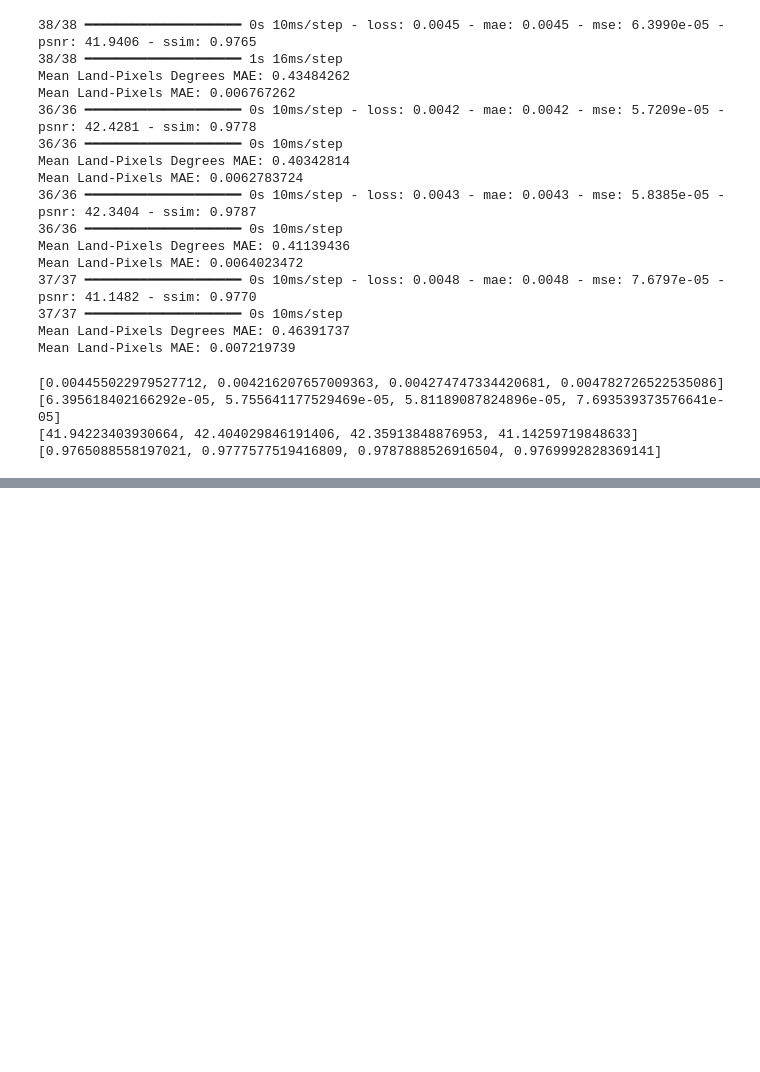
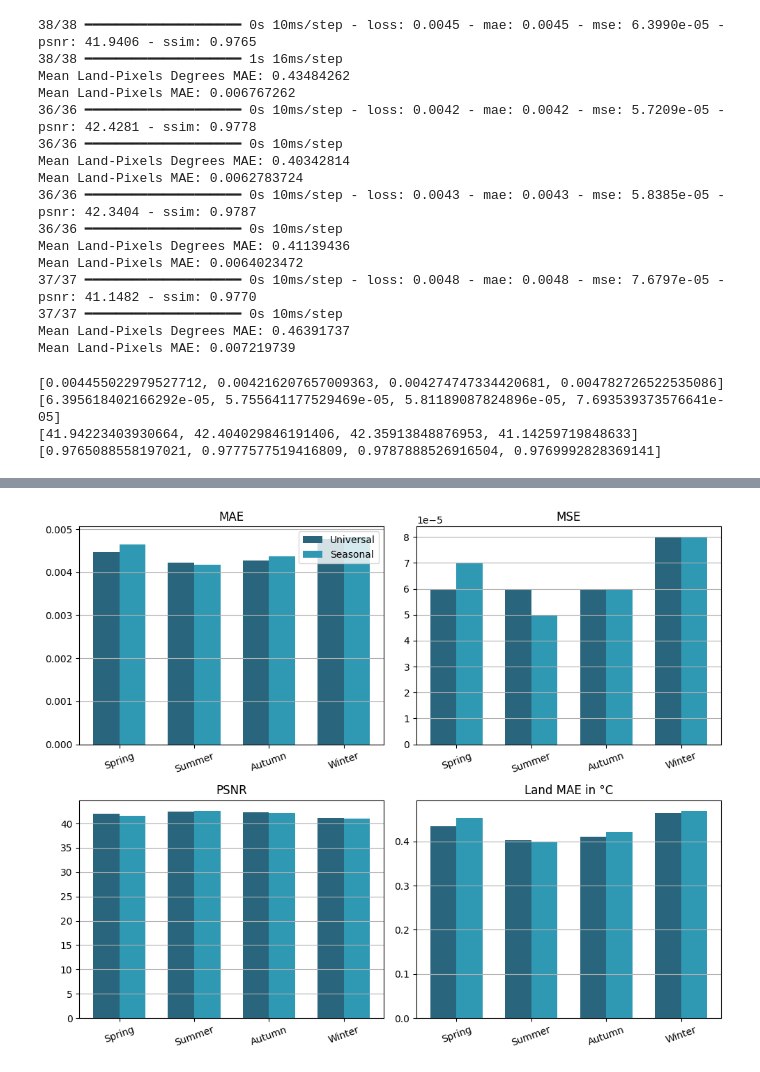
Before and after one commit to AntigoniMoira/MSc_Thesis, a Jupyter notebook: 8_Seasonal_vs_All.ipynb, the cells around one changed output, grey strips where cells are left out. Saved outputs shown, nothing was run; the diff lists cells and outputs as text; code cells hidden in the pictures; blank space fills up the shorter version.

```diff
--- a/8_Seasonal_vs_All.ipynb
+++ b/8_Seasonal_vs_All.ipynb
@@ -101,0 +166,41 @@ print(season_all_ssim)
+# %%
+import matplotlib.pyplot as plt
+import numpy as np
+
+seasons = ['Spring', 'Summer', 'Autumn', 'Winter']
+metrics = ['MAE','MSE','PSNR','Land MAE in °C']
+all_data = [
+    [0.00446,0.00006,41.9422,0.43484],
+    [0.00422,0.00006,42.4040,0.40343],
+    [0.00427,0.00006,42.3591,0.41139],
+    [0.00478,0.00008,41.1426,0.46392]
+]
+sep_data = [
+    [0.00464,0.00007,41.5380,0.45378],
+    [0.00417,0.00005,42.6294,0.39857],
+    [0.00437,0.00006,42.1571,0.42152],
+    [0.00482,0.00008,41.0601,0.46974]
+]
+
+all_data = np.array(all_data)
+sep_data = np.array(sep_data)
+
+fig, axs = plt.subplots(2,2,figsize=(10,8))
+axs = axs.flatten()
+
+x = np.arange(len(seasons))
+width = 0.35
+
+for i, metric in enumerate(metrics):
+    axs[i].bar(x - width/2, all_data[:,i], width, label='Universal', color='#29667D')
+    axs[i].bar(x + width/2, sep_data[:,i], width, label='Seasonal', color='#2F99B4')
+    axs[i].set_title(metric)
+    axs[i].set_xticks(x)
+    axs[i].set_xticklabels(seasons, rotation=20)
+    axs[i].grid(axis='y')
+
+axs[0].legend()
+plt.tight_layout()
+plt.show()
+# %% [output]
+[figure, added]
```
Also changed, not shown: parts of 3 cells of this notebook, 1 other file.
